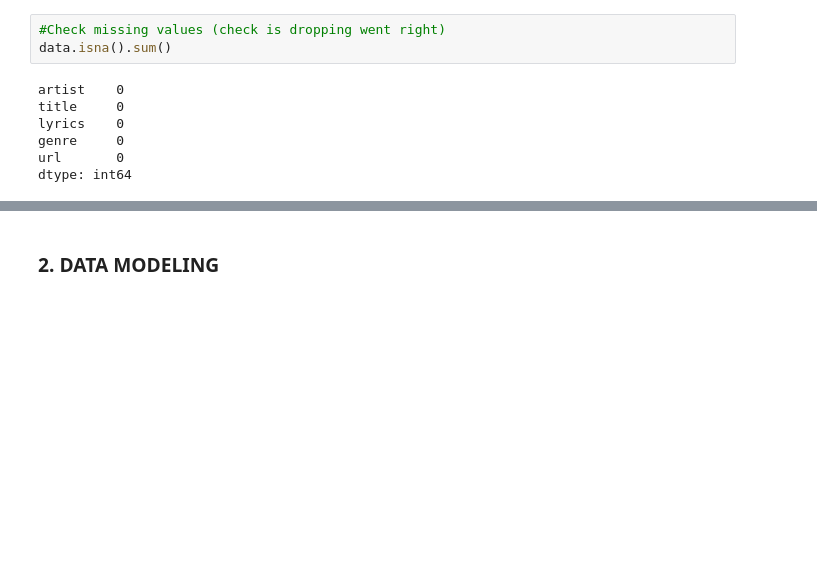
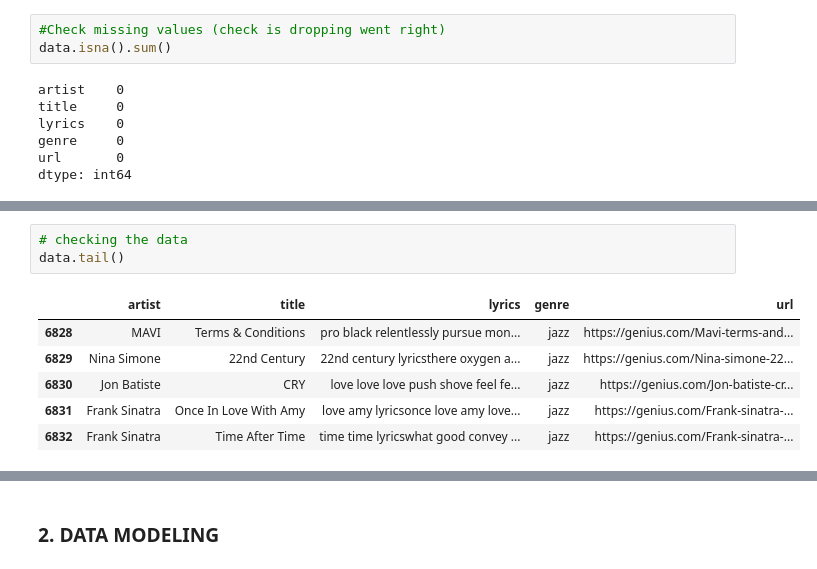
Before and after one commit to louizaaouaouche/Music-genre-classification-based-on-lyrics, a Jupyter notebook: notebook.ipynb, the cells around one changed output, grey strips where cells are left out. Saved outputs shown, nothing was run; the diff lists cells and outputs as text; blank space fills up the shorter version.

```diff
--- a/notebook.ipynb
+++ b/notebook.ipynb
@@ -101,0 +157,10 @@ Fuck the police
+# %%
+# checking the data
+data.tail()
+# %% [output]
+|  | artist | title | lyrics | genre | url |
+| 6828 | MAVI | Terms & Conditions | pro black relentlessly pursue mon... | jazz | https://genius.com/Mavi-terms-and... |
+| 6829 | Nina Simone | 22nd Century | 22nd century lyricsthere oxygen a... | jazz | https://genius.com/Nina-simone-22... |
+| 6830 | Jon Batiste | CRY | love love love push shove feel fe... | jazz | https://genius.com/Jon-batiste-cr... |
+| 6831 | Frank Sinatra | Once In Love With Amy | love amy lyricsonce love amy love... | jazz | https://genius.com/Frank-sinatra-... |
+| 6832 | Frank Sinatra | Time After Time | time time lyricswhat good convey ... | jazz | https://genius.com/Frank-sinatra-... |
```
Also changed, not shown: parts of 16 cells of this notebook.
